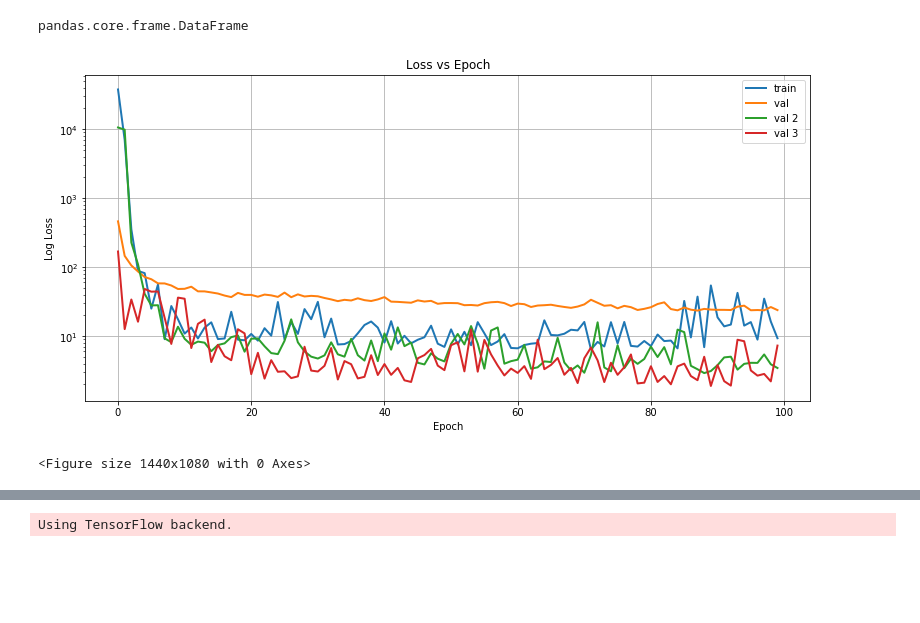
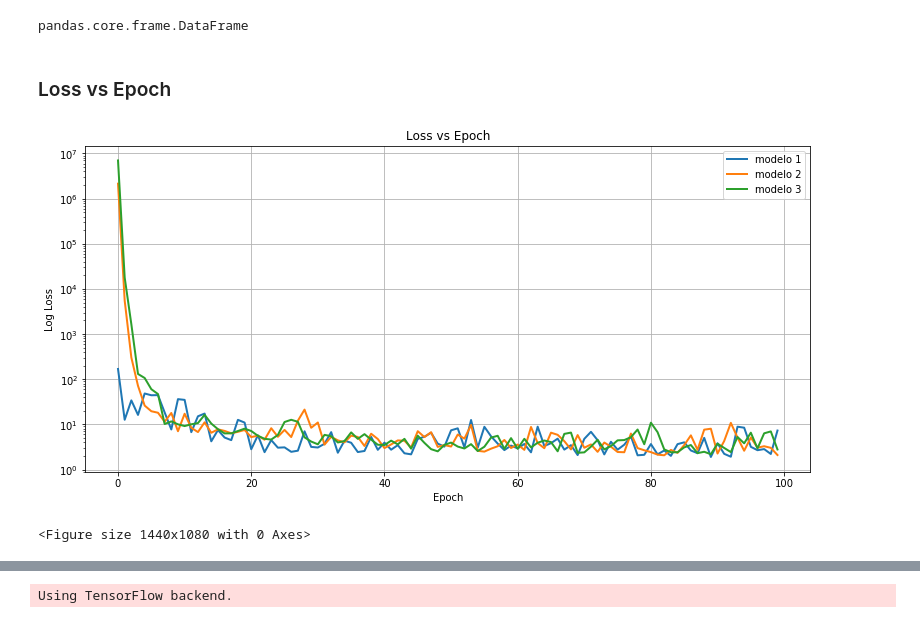
Before and after one commit to AlexandreNeuk/Facial-Keypoint-Detection, a Jupyter notebook: Teste h5.ipynb, the cells around one changed output, grey strips where cells are left out. Cells and saved outputs as stored; diff of their text form; code cells hidden in the pictures; blank space fills up the shorter version.

```diff
--- a/Teste h5.ipynb
+++ b/Teste h5.ipynb
@@ -18,20 +16,21 @@ dd = [168.81272888183594, 12.6452054977417, 33.99540328979492, 16.19700241088867
 # %%
 import matplotlib
 from matplotlib import pyplot as plt
+# %% [markdown]
+### Loss vs Epoch
 # %%
 plt.figure(figsize=(13,6))
-plt.plot(aa, linewidth=2, label="train")
-plt.plot(bb, linewidth=2, label="val ")
-plt.plot(cc, linewidth=2, label="val 2 ")
-plt.plot(dd, linewidth=2, label="val 3 ")
+plt.plot(modelo1, linewidth=2, label="modelo 1")
+plt.plot(modelo2, linewidth=2, label="modelo 2")
+plt.plot(modelo3, linewidth=2, label="modelo 3")
 plt.legend()
 plt.title('Loss vs Epoch')
 plt.grid()
 plt.yscale("log")
 plt.xlabel("Epoch")
 plt.ylabel("Log Loss")
 fig= plt.figure(figsize=(20,15))
 plt.show()
 # %% [output]
-[figure, old version]
+[figure, new version]
 <Figure size 1440x1080 with 0 Axes>
```
Also changed, not shown: parts of 15 cells of this notebook, 8 other files.
